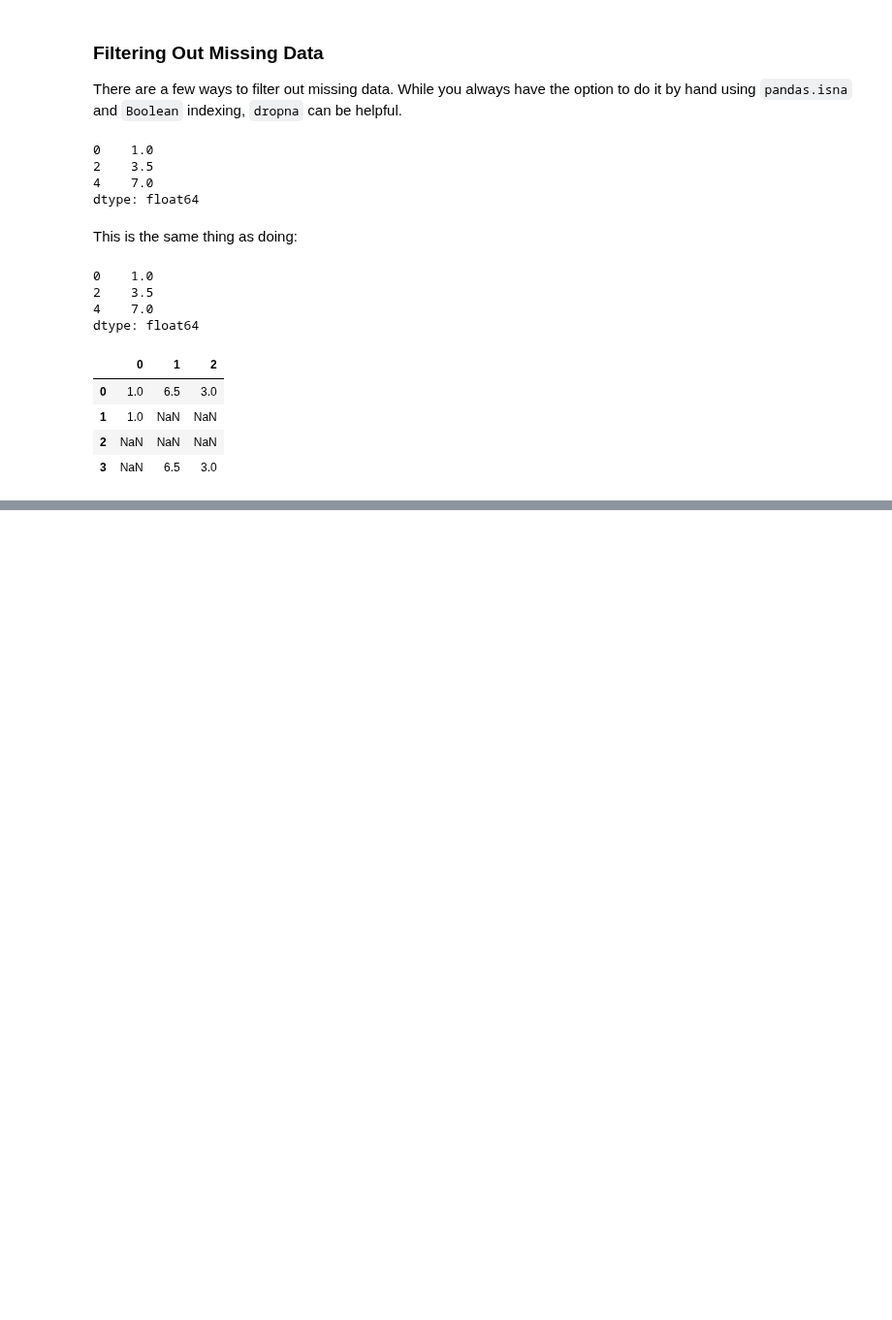
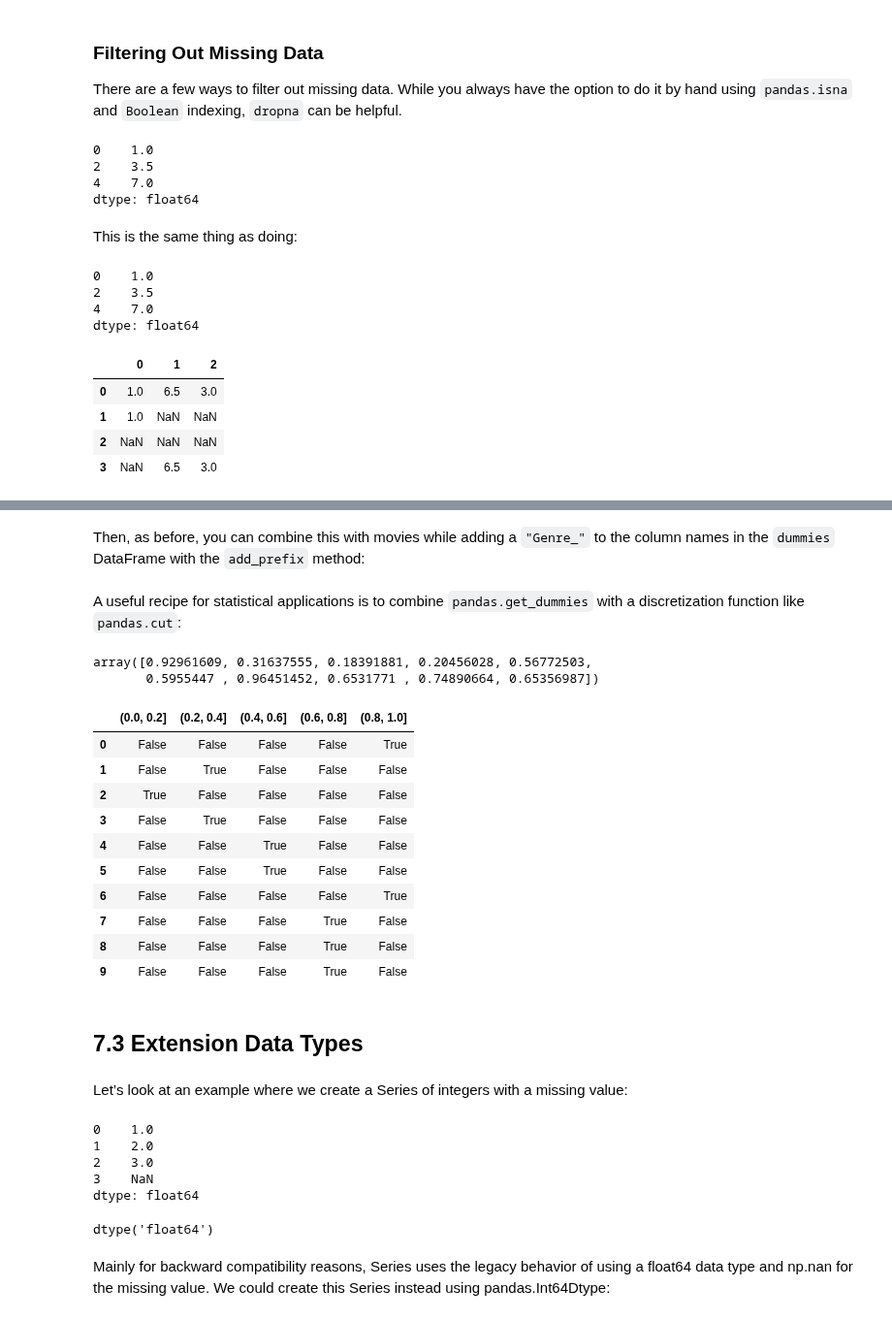
Before and after one commit to chien2734/sgu_data_analyst, a Jupyter notebook: Personal/Book/ch07.ipynb, the cells around one changed output, grey strips where cells are left out. Shown at 97% size. Saved outputs shown, nothing was run; the diff lists cells and outputs as text; code cells hidden in the pictures; blank space fills up the shorter version.

```diff
--- a/Personal/Book/ch07.ipynb
+++ b/Personal/Book/ch07.ipynb
@@ -95,0 +802,3 @@ data
+# %% [markdown]
+Then, as before, you can combine this with movies while adding a `"Genre_"` to the
+column names in the `dummies` DataFrame with the `add_prefix` method:
@@ -95,0 +808,46 @@ data
+# %% [markdown]
+A useful recipe for statistical applications is to combine  `pandas.get_dummies` with a
+discretization function like `pandas.cut`:
+# %%
+np.random.seed(12345) # to make the example repeatable
+values = np.random.uniform(size=10)
+values
+# %% [output]
+array([0.92961609, 0.31637555, 0.18391881, 0.20456028, 0.56772503,
+       0.5955447 , 0.96451452, 0.6531771 , 0.74890664, 0.65356987])
+# %%
+bins = [0, 0.2, 0.4, 0.6, 0.8, 1]
+pd.get_dummies(pd.cut(values, bins))
+# %% [output]
+|  | (0.0, 0.2] | (0.2, 0.4] | (0.4, 0.6] | (0.6, 0.8] | (0.8, 1.0] |
+| 0 | False | False | False | False | True |
+| 1 | False | True | False | False | False |
+| 2 | True | False | False | False | False |
+| 3 | False | True | False | False | False |
+| 4 | False | False | True | False | False |
+| 5 | False | False | True | False | False |
+| 6 | False | False | False | False | True |
+| 7 | False | False | False | True | False |
+| 8 | False | False | False | True | False |
+| 9 | False | False | False | True | False |
+# %% [markdown]
+## 7.3 Extension Data Types
+# %% [markdown]
+Let’s look at an example where we create a Series of integers with a missing value:
+# %%
+s = pd.Series([1, 2, 3, None])
+s
+# %% [output]
+0    1.0
+1    2.0
+2    3.0
+3    NaN
+dtype: float64
+# %%
+s.dtype
+# %% [output]
+dtype('float64')
+# %% [markdown]
+Mainly for backward compatibility reasons, Series uses the legacy behavior of using
+a float64 data type and np.nan for the missing value. We could create this Series
+instead using pandas.Int64Dtype:
```
Also changed, not shown: parts of 257 cells of this notebook.
